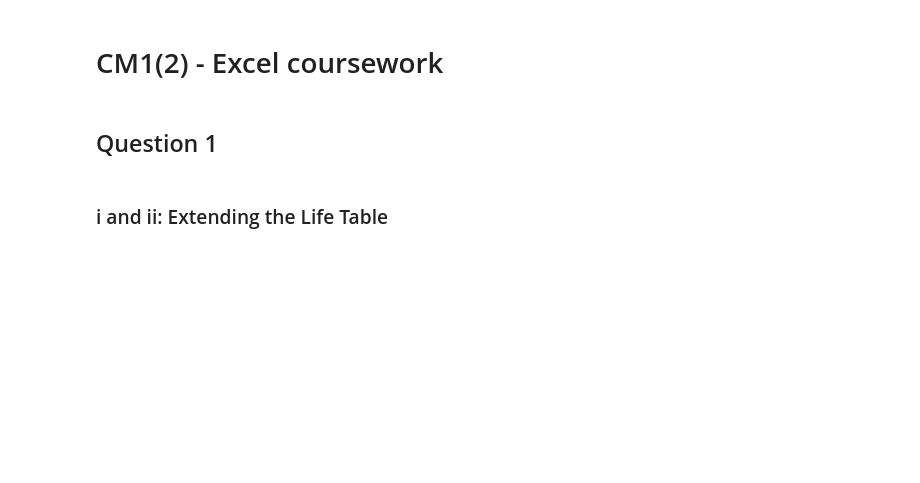
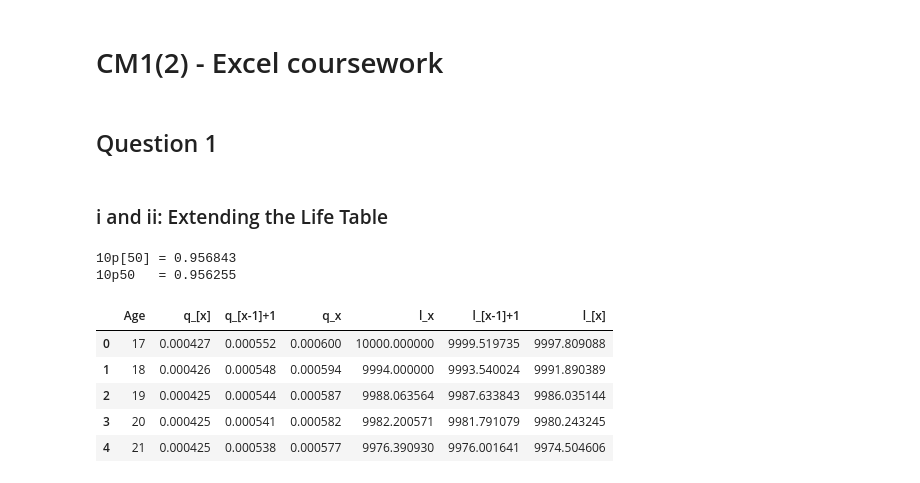
Before and after one commit to ytterbiu/smm065-computer-based-assessment, a Jupyter notebook: cm1-p2-cw-notebook.ipynb, the cells around one changed output. Cells and saved outputs as stored; diff of their text form; code cells hidden in the pictures; blank space fills up the shorter version.

Commit message:
Adds initial code to test itables on Github

```diff
--- a/cm1-p2-cw-notebook.ipynb
+++ b/cm1-p2-cw-notebook.ipynb
@@ -1,7 +1,80 @@
 # %% [markdown]
 # CM1(2) - Excel coursework
+# %%
+import pandas as pd
+import numpy as np
+import matplotlib.pyplot as plt
+from pyliferisk import *
+from pyliferisk.mortalitytables import AM92
+from plotnine import ggplot, aes, geom_line, geom_point, theme_minimal, labs
+from itables import init_notebook_mode
+
+
+# Set display options for pandas to make tables easier to read
+pd.set_option("display.max_columns", None)
+# using itables
+init_notebook_mode(all_interactive=True)
 # %% [markdown]
 ## Question 1
 # %% [markdown]
 ### i and ii: Extending the Life Table
+# %%
+# Load the mortality data
+df = pd.read_csv('AM92csv.csv', skiprows=4, names=['Age', 'q_[x]', 'q_[x-1]+1', 'q_x'])
+df = df.dropna(subset=['Age']).reset_index(drop=True)
+df['Age'] = df['Age'].astype(int)
+idx = {int(age): i for i, age in enumerate(df['Age'])}
+
+# convert ALL q columns to numeric
+df['q_x']       = pd.to_numeric(df['q_x'],       errors='coerce')
+df['q_[x]']     = pd.to_numeric(df['q_[x]'],     errors='coerce')
+df['q_[x-1]+1'] = pd.to_numeric(df['q_[x-1]+1'], errors='coerce')
+
+# --- Build ultimate l_x ---
+radix = 10000.0
+df['l_x'] = 0.0
+df.at[0, 'l_x'] = radix
+
+for i in range(1, len(df)):
+    l_prev = np.float64(df['l_x'].iloc[i-1])
+    q_prev = np.float64(df['q_x'].iloc[i-1])
+    df.at[i, 'l_x'] = l_prev * (1.0 - q_prev)
+
+for i in range(len(df)):
+    age = int(df['Age'].iloc[i])
+    q1  = df['q_[x-1]+1'].iloc[i]
+    if age <= 91 and pd.notna(q1) and (i + 1 < len(df)):
+        df.at[i, 'l_[x-1]+1'] = np.float64(df['l_x'].iloc[i+1]) / (1.0 - np.float64(q1))
+
+for i in range(len(df)):
+    age = int(df['Age'].iloc[i])
+    q0  = df['q_[x]'].iloc[i]
+    if age <= 90 and pd.notna(q0) and (i + 1 < len(df)):
+        df.at[i, 'l_[x]'] = np.float64(df['l_[x-1]+1'].iloc[i+1]) / (1.0 - np.float64(q0))
+
+# --- Verify 10p[50] and 10p50 ---
+# .index lookup instead of hardcoded indices
+idx_50 = df.index[df['Age'] == 50][0]
+idx_60 = df.index[df['Age'] == 60][0]
+
+l_x_60      = np.float64(df['l_x'].iloc[idx_60])
+l_select_50 = np.float64(df['l_[x]'].iloc[idx_50])
+l_ult_50    = np.float64(df['l_x'].iloc[idx_50])
+
+p10_select_50 = l_x_60 / l_select_50
+p10_ult_50    = l_x_60 / l_ult_50
+
+print(f"10p[50] = {p10_select_50:.6f}")
+print(f"10p50   = {p10_ult_50:.6f}")
+
+df.head()
+# %% [output]
+10p[50] = 0.956843
+10p50   = 0.956255
+|  | Age | q_[x] | q_[x-1]+1 | q_x | l_x | l_[x-1]+1 | l_[x] |
+| 0 | 17 | 0.000427 | 0.000552 | 0.000600 | 10000.000000 | 9999.519735 | 9997.809088 |
+| 1 | 18 | 0.000426 | 0.000548 | 0.000594 | 9994.000000 | 9993.540024 | 9991.890389 |
+| 2 | 19 | 0.000425 | 0.000544 | 0.000587 | 9988.063564 | 9987.633843 | 9986.035144 |
+| 3 | 20 | 0.000425 | 0.000541 | 0.000582 | 9982.200571 | 9981.791079 | 9980.243245 |
+| 4 | 21 | 0.000425 | 0.000538 | 0.000577 | 9976.390930 | 9976.001641 | 9974.504606 |
 # %%
```
Also changed, not shown: parts of 1 cell of this notebook.
